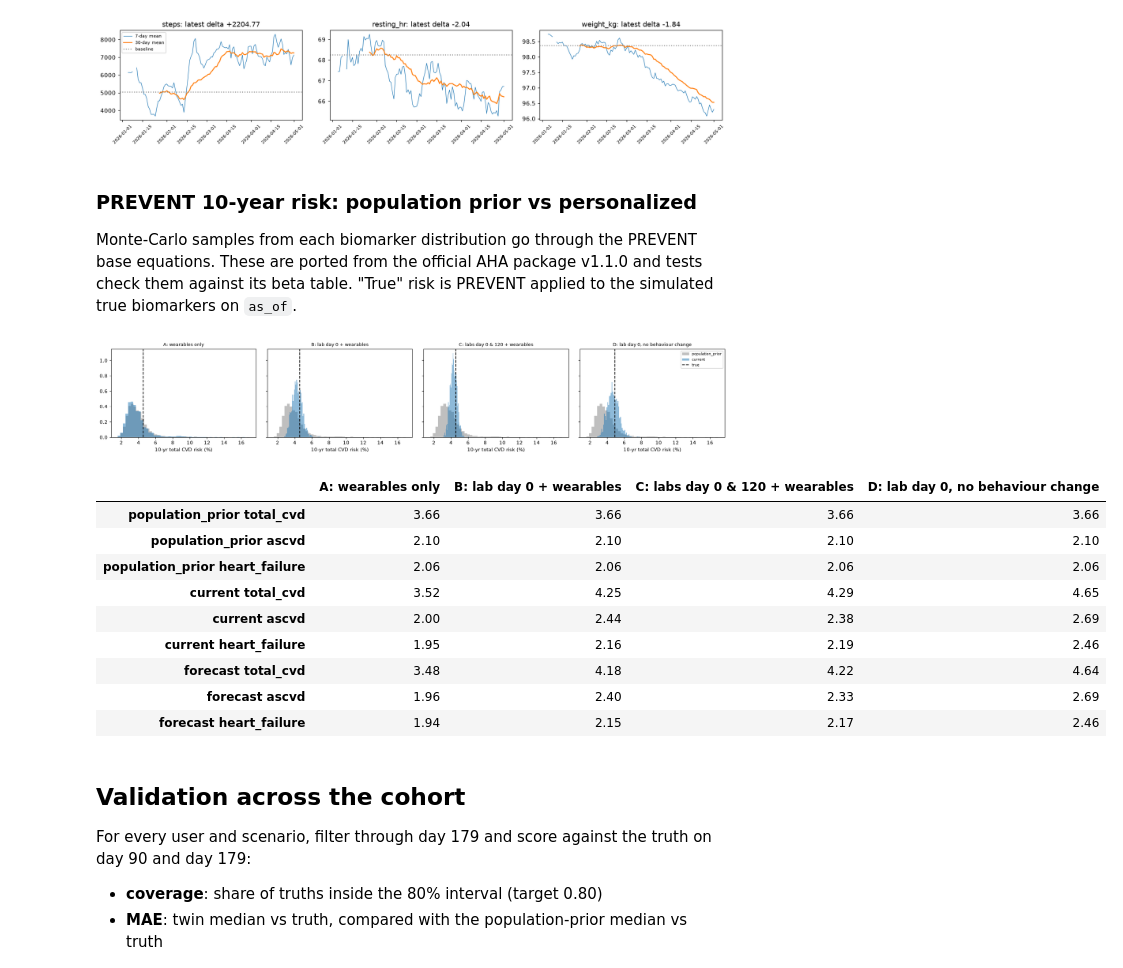
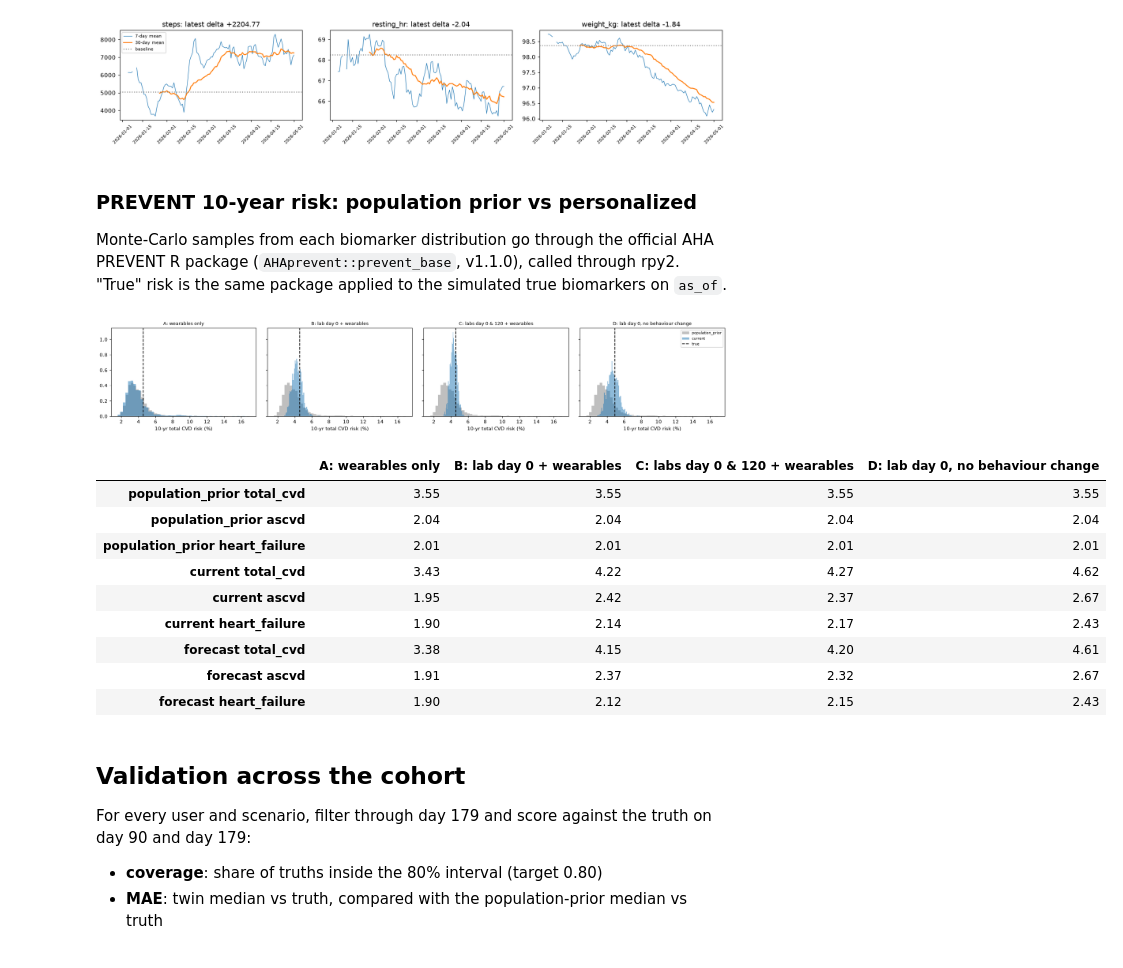
Before and after one commit to MeSquareApp/MeSquareMLEngine, a Jupyter notebook: notebooks/personalization_twin.ipynb, the cells around one changed output. Cells and saved outputs as stored; diff of their text form; code cells hidden in the pictures.

```diff
--- a/notebooks/personalization_twin.ipynb
+++ b/notebooks/personalization_twin.ipynb
@@ -256,9 +256,9 @@ plt.show()
 # %% [markdown]
 ### PREVENT 10-year risk: population prior vs personalized
 
-Monte-Carlo samples from each biomarker distribution go through the PREVENT base equations.
-These are ported from the official AHA package v1.1.0 and tests check them against its beta
-table. "True" risk is PREVENT applied to the simulated true biomarkers on `as_of`.
+Monte-Carlo samples from each biomarker distribution go through the official AHA PREVENT R
+package (`AHAprevent::prevent_base`, v1.1.0), called through rpy2. "True" risk is the same
+package applied to the simulated true biomarkers on `as_of`.
 # %%
 def true_risk(row, truth_day: pd.Series, weight: float) -> dict:
     diabetic = row["diabetes_dx"] == "yes" or truth_day["hba1c"] >= 6.5
@@ -270,7 +270,7 @@ def true_risk(row, truth_day: pd.Series, weight: float) -> dict:
         diabetes=float(diabetic), smoking=float(row["smoking"] == "current"),
         bp_treated=float(row["bp_meds"] == 1), statin=float(row["chol_meds"] == 1),
     ))
-    return {k: float(v) for k, v in risk.items()}
+    return {k: float(v[0]) for k, v in risk.items()}
 
 
 fig, axes = plt.subplots(1, len(SCENARIOS), figsize=(18, 3.4), sharey=True)
@@ -278,42 +278,42 @@ for ax, (label, r) in zip(axes, showcase_runs.items()):
     twin = r["twin"]
     if not twin.prevent:
         ax.set_title(f"{label}\n{twin.prevent_note}", fontsize=8)
         continue
     weight = float(r["wearables"].loc[r["wearables"]["date"] <= AS_OF, "weight_kg"].dropna().iloc[-30:].mean())
     truth_value = true_risk(showcase, r["truth"].loc[AS_OF], weight)["total_cvd"]
     for view, color in (("population_prior", "grey"), ("current", "tab:blue")):
         s = biomarker_samples(twin, None if view == "population_prior" else AS_OF, 2000, 0)
         risk = prevent_risk(PreventInputs(
             age=float(showcase["age"]), sex=int(showcase["sex"]),
             total_chol=clip_to_validated("total_chol", s["non_hdl"] + s["hdl"]),
             hdl=clip_to_validated("hdl", s["hdl"]), sbp=clip_to_validated("sbp", s["sbp"]),
             bmi=clip_to_validated("bmi", weight / (showcase["height_cm"] / 100) ** 2), egfr=s["egfr"],
             diabetes=np.where((showcase["diabetes_dx"] == "yes") | (s["hba1c"] >= 6.5), 1.0, 0.0),
             smoking=float(showcase["smoking"] == "current"), bp_treated=float(showcase["bp_meds"] == 1),
             statin=float(showcase["chol_meds"] == 1),
         ))
         ax.hist(risk["total_cvd"] * 100, bins=50, alpha=0.5, color=color, label=view, density=True)
     ax.axvline(truth_value * 100, color="k", ls="--", label="true")
     ax.set_title(label, fontsize=9)
     ax.set_xlabel("10-yr total CVD risk (%)")
 axes[-1].legend(fontsize=7)
 fig.tight_layout()
 plt.show()
 
 pd.DataFrame({label: {f"{view} {o}": v["median"] for view, d in r["twin"].prevent.items() for o, v in d.items()}
               for label, r in showcase_runs.items()}).mul(100).round(2)
 # %% [output]
 [figure]
 |  | A: wearables only | B: lab day 0 + wearables | C: labs day 0 & 120 + wearables | D: lab day 0, no behaviour change |
-| population_prior total_cvd | 3.66 | 3.66 | 3.66 | 3.66 |
-| population_prior ascvd | 2.10 | 2.10 | 2.10 | 2.10 |
-| population_prior heart_failure | 2.06 | 2.06 | 2.06 | 2.06 |
-| current total_cvd | 3.52 | 4.25 | 4.29 | 4.65 |
-| current ascvd | 2.00 | 2.44 | 2.38 | 2.69 |
-| current heart_failure | 1.95 | 2.16 | 2.19 | 2.46 |
-| forecast total_cvd | 3.48 | 4.18 | 4.22 | 4.64 |
-| forecast ascvd | 1.96 | 2.40 | 2.33 | 2.69 |
-| forecast heart_failure | 1.94 | 2.15 | 2.17 | 2.46 |
+| population_prior total_cvd | 3.55 | 3.55 | 3.55 | 3.55 |
+| population_prior ascvd | 2.04 | 2.04 | 2.04 | 2.04 |
+| population_prior heart_failure | 2.01 | 2.01 | 2.01 | 2.01 |
+| current total_cvd | 3.43 | 4.22 | 4.27 | 4.62 |
+| current ascvd | 1.95 | 2.42 | 2.37 | 2.67 |
+| current heart_failure | 1.90 | 2.14 | 2.17 | 2.43 |
+| forecast total_cvd | 3.38 | 4.15 | 4.20 | 4.61 |
+| forecast ascvd | 1.91 | 2.37 | 2.32 | 2.67 |
+| forecast heart_failure | 1.90 | 2.12 | 2.15 | 2.43 |
 # %% [markdown]
 ## Validation across the cohort
 
```
Also changed, not shown: parts of 1 cell of this notebook, 9 other files.
